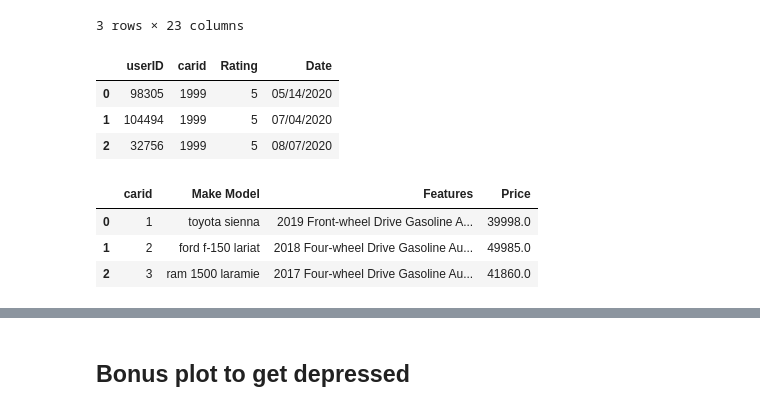
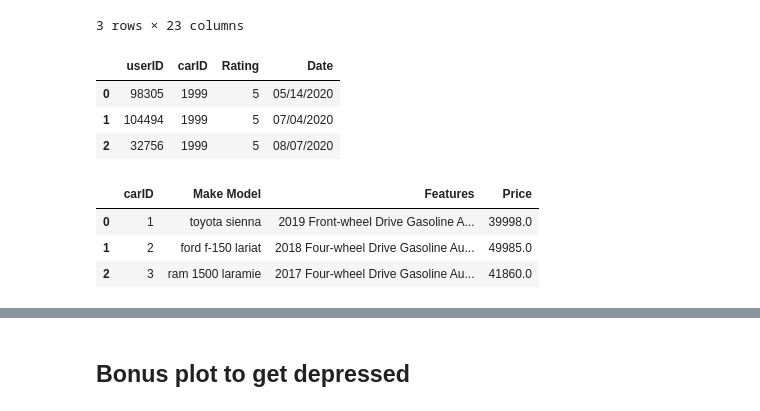
Before and after one commit to Nickeniklas/car_recommender, a Jupyter notebook: cars_eda.ipynb, the cells around one changed output, grey strips where cells are left out. Drawn from its saved outputs; the diff is of its cells as text; code cells hidden in the pictures.

```diff
--- a/cars_eda.ipynb
+++ b/cars_eda.ipynb
@@ -321,7 +321,7 @@ df_cars.shape
 (2469, 20)
 # %%
 # create carid for each unique car in df_cars
-df_cars['carid'] = df_cars.index + 1
+df_cars['carID'] = df_cars.index + 1
 # %% [markdown]
 ### Preprocess: Car ratings data
 # %%
@@ -375,8 +375,8 @@ df_ratings
 df_ratings['car_key'] = df_ratings['Make'] + "_" + df_ratings['Model'] + "_" + df_ratings['Year'].astype(str)
 df_cars['car_key'] = df_cars['Make'] + "_" + df_cars['Model'] + "_" + df_cars['Year'].astype(str)
 # %%
-# merge to get carid in df_ratings
-df_ratings = df_ratings.merge(df_cars[['car_key', 'carid']], on='car_key', how='inner')
+# merge to get carID in df_ratings
+df_ratings = df_ratings.merge(df_cars[['car_key', 'carID']], on='car_key', how='inner')
 df_ratings.shape
 # %% [output]
 (26026, 9)
@@ -429,19 +429,19 @@ df_cars.head(3)
 3 rows × 23 columns
 # %%
 # remove unwanted columns
-df_ratings_clean = df_ratings[['userID', 'carid', 'Rating', 'Date']].copy()
+df_ratings_clean = df_ratings[['userID', 'carID', 'Rating', 'Date']].copy()
 df_ratings_clean.head(3)
 # %% [output]
-|  | userID | carid | Rating | Date |
+|  | userID | carID | Rating | Date |
 | 0 | 98305 | 1999 | 5 | 05/14/2020 |
 | 1 | 104494 | 1999 | 5 | 07/04/2020 |
 | 2 | 32756 | 1999 | 5 | 08/07/2020 |
 # %%
 # repeat for df_cars
-df_cars_clean = df_cars[['carid','Make Model', 'Features', 'Price']].copy()
+df_cars_clean = df_cars[['carID','Make Model', 'Features', 'Price']].copy()
 df_cars_clean.head(3)
 # %% [output]
-|  | carid | Make Model | Features | Price |
+|  | carID | Make Model | Features | Price |
 | 0 | 1 | toyota sienna | 2019 Front-wheel Drive Gasoline A... | 39998.0 |
 | 1 | 2 | ford f-150 lariat | 2018 Four-wheel Drive Gasoline Au... | 49985.0 |
 | 2 | 3 | ram 1500 laramie | 2017 Four-wheel Drive Gasoline Au... | 41860.0 |
```
Also changed, not shown: parts of 4 cells of this notebook.
